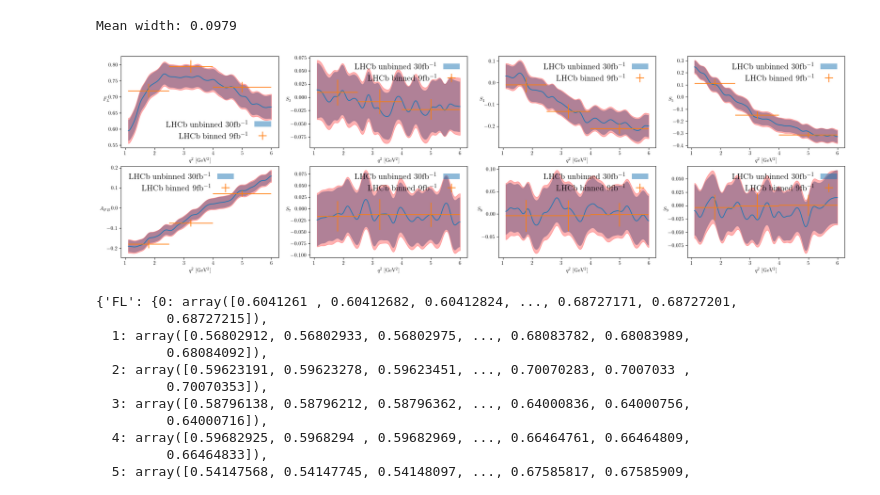
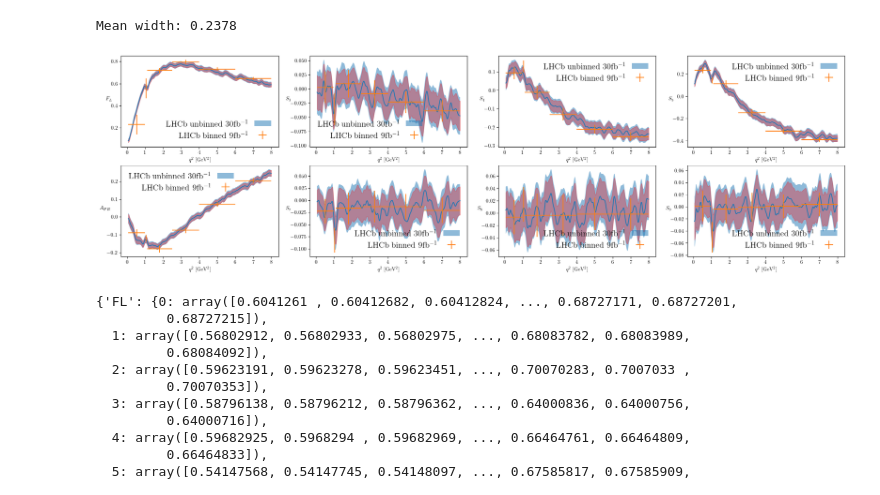
Before and after one commit to mesmith75/unbinned_kstmumu, a Jupyter notebook: calculate_unbinned_moments.ipynb, the cells around one changed output. Saved outputs shown, nothing was run; the diff lists cells and outputs as text; code cells hidden in the pictures.

```diff
--- a/calculate_unbinned_moments.ipynb
+++ b/calculate_unbinned_moments.ipynb
@@ -173,9 +186,11 @@ _i = 0
 for _row in ax:
     for _col in _row:
         _obs = obsList[_i]
+        if _obs in ['M1s', 'M1c', 'M2s', 'M2c']:
+            continue
         _optObs = optimisedObsTranslator[_obs]
-        _col.plot(T, gaussian_filter1d(p_mean_vals[_optObs], sigma=200))
-        _col.fill_between(T.reshape(10000), gaussian_filter1d(p_lower_vals[_optObs], sigma=200), gaussian_filter1d(p_upper_vals[_optObs], sigma=200), alpha = 0.5)
+        _col.plot(T, gaussian_filter1d(p_mean_vals[_optObs], sigma=50))
+        _col.fill_between(T.reshape(10000), gaussian_filter1d(p_lower_vals[_optObs], sigma=50), gaussian_filter1d(p_upper_vals[_optObs], sigma=50), alpha = 0.5)
         _col.set_xlabel("$q^{2}$ [GeV$^{2}$]")
         _col.set_ylabel(obs_to_label[optimisedObsTranslator[_obs]], rotation=0)
         _i += 1
@@ -184,13 +199,23 @@ for _row in ax:
 # %%
-# A funny looking ratio for Quim
+# Some ratios for Quim
 mb = 4.8
 mB = 5.25
+mbh = 4.8/5.25
 mB2 = mB**2
 q2arr = T.reshape(10000)
 sh = q2arr/mB2
+p_arr = {}
+for _obs in optObsList:
+    p_arr[_obs] = np.array(p_mean_vals[_obs])
 
-my_sqrt = 4.*p_mean_vals['P2']**2 - 8.*p_mean_vals['P2']*p_mean_vals['P4p']*p_mean_vals['P5p'] + p_mean_vals['P5p']**2
-r_ratio = -(mb/mB)*(1 + (p_mean_vals['P5p']*(sh - 1.))/(np.sqrt(my_sqrt)) + sh )
-r_ratio /= sh
+z = 4.*p_arr['P2']**2 - 8.*p_arr['P2']*p_arr['P4p']*p_arr['P5p'] + p_arr['P5p']**2
+A_B = 8.*0.892*0.892*sh/((1. - sh)**2)
+
+
+c9_c7_ratio = -(mb/mB)*(1 + (p_arr['P5p']*(sh - 1.))/(np.sqrt(my_sqrt)) + sh )
+c9_c7_ratio /= sh
+
+ff_ratio = np.sqrt((p_arr["FL"]/(1.-p_arr[   "FL"])) * A_B * ((p_arr["P5p"] + z)**2/(p_arr["P2"]**2)))
+ff_ratio *= (1./np.sqrt(2))
 # %%
 plt.figure()
@@ -203,7 +237,7 @@ Text(0, 0.5, '$R$')
 # %%
 # Set up a BallTree to efficiently find nearest neighbours
 from sklearn.neighbors import BallTree
-tree = BallTree(np.array(tsample['q2']).reshape(20000,1), leaf_size=2)
+tree = BallTree(np.array(tsample['q2']).reshape(30000,1), leaf_size=2)
 # Get a list of neighbour indices from our vector of q2 values. This is for use in the variance calculations
 dist, ind = tree.query(T, k=400)
 # %%
@@ -214,17 +248,17 @@ def neighbour_range(indices):
 # %%
 # Make an estimate of the mean effective bin width
 range_list = []
-for _q2 in np.linspace(1.1,6.0,100):
-    dist, _ind = tree.query([[_q2]], k=400)
+for _q2 in np.linspace(0.06,8.0,100):
+    dist, _ind = tree.query([[_q2]], k=n_neighbours)
     range_list.append(neighbour_range(_ind))
 print("Mean width: %.4f" % np.mean(range_list))
 # %% [output]
-Mean width: 0.0979
+Mean width: 0.2378
 # %%
 # Add in the uncertainties
 for _obs in obsList:
     mean_vals[f"err_{_obs}"] = []
-mean_vals = moments.calculateAllVariances(tsample, ind, mean_vals, 400)
+mean_vals = moments.calculateAllVariances(tsample, ind, mean_vals, n_neighbours)
 # %%
 # For comparison with the run 1+2 binned analysis
 current = {
@@ -254,21 +288,21 @@ current_q2_width = [0.7, 0.75, 1.0]
 # %%
 # Plot a comparison with the Run 1 + 2 and also compare the uncertainty bands from bootstrapping and the second order moments
 fig, ax = plt.subplots(nrows=2, ncols=4, figsize = (25,7))
 _i = 0
 for _row in ax:
     for _col in _row:
         _obs = obsList[_i]
-        _col.plot(T, gaussian_filter1d(mean_vals[_obs], sigma=200))
-        _col.fill_between(T.reshape(10000), gaussian_filter1d(lower_vals[_obs], sigma=200), gaussian_filter1d(upper_vals[_obs], sigma=200), alpha = 0.5, label = 'LHCb unbinned 30fb$^{-1}$')
+        _col.plot(T, gaussian_filter1d(mean_vals[_obs], sigma=50))
+        _col.fill_between(T.reshape(10000), gaussian_filter1d(lower_vals[_obs], sigma=50), gaussian_filter1d(upper_vals[_obs], sigma=50), alpha = 0.5, label = 'LHCb unbinned 30fb$^{-1}$')
         _col.errorbar(current_q2_centre, current[_obs], yerr = current_err[_obs], xerr = current_q2_width, label = 'LHCb binned 9fb$^{-1}$', linestyle = '')
-        _col.fill_between(T.reshape(10000), gaussian_filter1d(np.array(mean_vals[_obs]) - np.array(mean_vals[f"err_{_obs}"]), sigma=200),
-                          gaussian_filter1d(np.array(mean_vals[f"err_{_obs}"]) + np.array(mean_vals[_obs]), sigma=200) , alpha=0.3, color = 'r')
+        _col.fill_between(T.reshape(10000), gaussian_filter1d(np.array(mean_vals[_obs]) - np.array(mean_vals[f"err_{_obs}"]), sigma=50),
+                          gaussian_filter1d(np.array(mean_vals[f"err_{_obs}"]) + np.array(mean_vals[_obs]), sigma=50) , alpha=0.3, color = 'r')
         _col.set_xlabel("$q^{2}$ [GeV$^{2}$]")
         _col.set_ylabel(obs_to_label[obsList[_i]], rotation=0)
         _col.legend(fontsize=16, frameon=False, markerfirst=False)
         _i += 1
 # %% [output]
-[figure, old version]
+[figure, new version]
 # %%
 import json
 with open('means.json', 'w') as fp:
```
Also changed, not shown: parts of 15 cells of this notebook, 1 other file.
